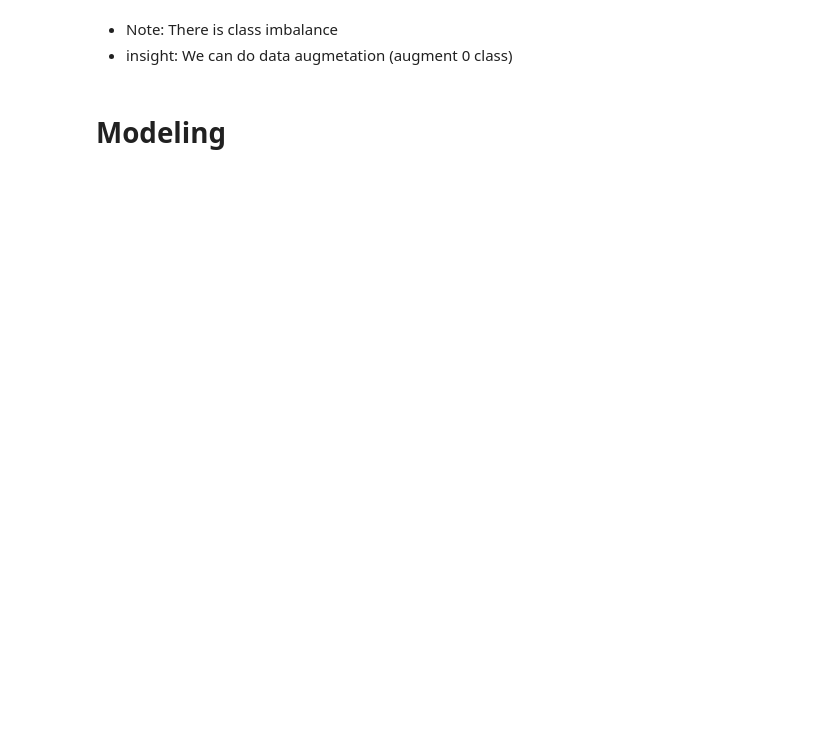
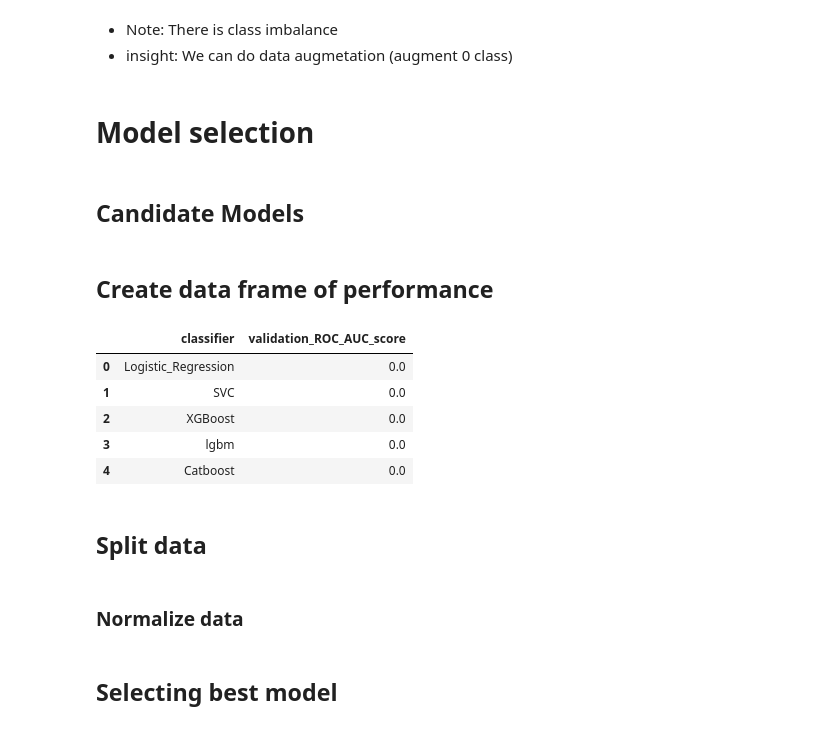
Before and after one commit to bina02/Binary-Prediction-with-a-Rainfall-Dataset, a Jupyter notebook: main.ipynb, the cells around one changed output. Cells and saved outputs as stored; diff of their text form; code cells hidden in the pictures; blank space fills up the shorter version.

```diff
--- a/main.ipynb
+++ b/main.ipynb
@@ -91,6 +107,30 @@ Name: count, dtype: int64
 # %% [markdown]
 - Note: There is class imbalance
 - insight: We can do data augmetation (augment 0 class)
-# %% [markdown]
-# Modeling
+# %% [markdown]
+# Model selection
+# %% [markdown]
+## Candidate Models
+# %%
+classifiers = {
+    'Logistic_Regression' : LogisticRegression(random_state=42),
+    'SVC' : SVC(random_state=42, probability=True),
+    'XGBoost' : XGBClassifier(random_state=42, n_jobs=-1),
+    'lgbm' : LGBMClassifier(random_state=42, n_jobs=-1, verbosity=-1),
+    'Catboost' : CatBoostClassifier(random_state=42, verbose=0)
+}
+# %% [markdown]
+## Create data frame of performance
+# %%
+valid_score_df = pd.DataFrame({'classifier' : classifiers.keys(), 'validation_ROC_AUC_score' : np.zeros(len(classifiers))})
+valid_score_df
+# %% [output]
+|  | classifier | validation_ROC_AUC_score |
+| 0 | Logistic_Regression | 0.0 |
+| 1 | SVC | 0.0 |
+| 2 | XGBoost | 0.0 |
+| 3 | lgbm | 0.0 |
+| 4 | Catboost | 0.0 |
+# %% [markdown]
+## Split data
 # %%
@@ -98,3 +138,5 @@ X_train, X_test, y_train, y_test = train_test_split(X_cp, y_cp, random_state=42,
+# %% [markdown]
+### Normalize data
 # %%
 scaler = StandardScaler()
 X_train_scaled = scaler.fit_transform(X_train)
@@ -103,0 +144,2 @@ lr = LogisticRegression(C=1)
+# %% [markdown]
+## Selecting best model
```
Also changed, not shown: parts of 14 cells of this notebook, 52 other files.
